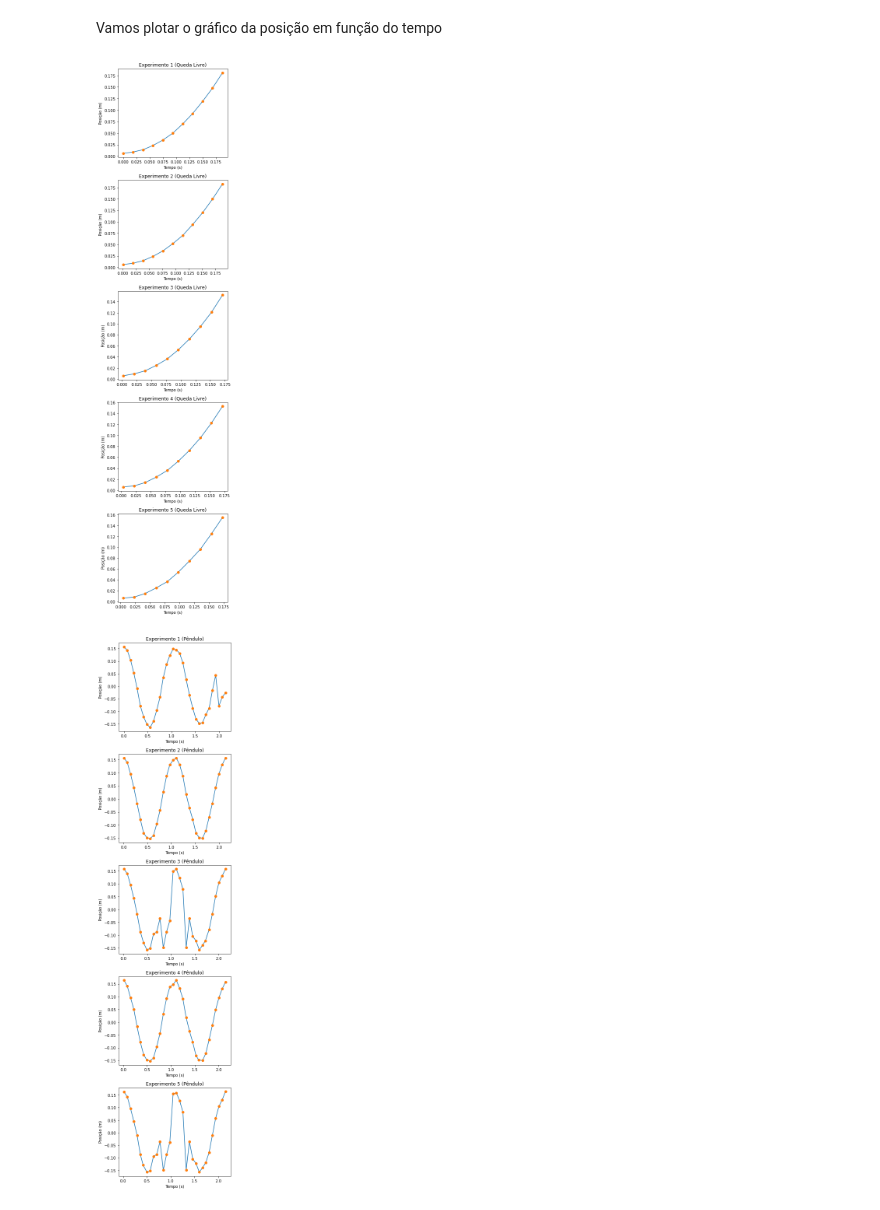
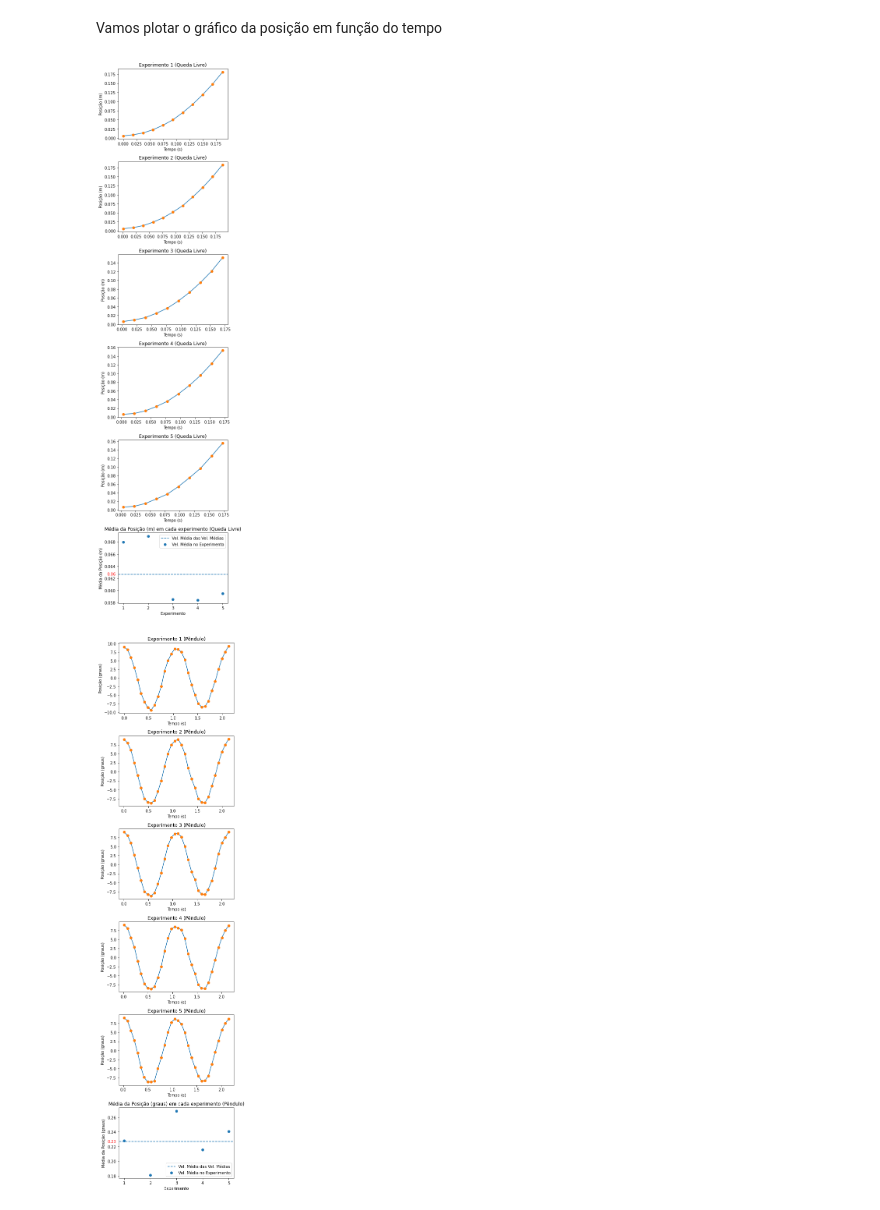
Before and after one commit to likury/EP2Modelagem, a Jupyter notebook: Visualização.ipynb, the cells around one changed output. Cells and saved outputs as stored; diff of their text form; code cells hidden in the pictures.

Commit message:
added graph of mean position, velocity and acc

```diff
--- a/Visualização.ipynb
+++ b/Visualização.ipynb
@@ -11,18 +12,21 @@ dfPendulo = pd.read_csv('DATA/pendulum.csv')
 dfAtrito= pd.read_csv('DATA/atrito.csv')
 #converter para radianos e colocar o "270" em 0
 dfPendulo['angle'] = 270 - dfPendulo['angle']
-dfPendulo['angle'] = dfPendulo['angle']*(math.pi/180)
+#dfPendulo['angle'] = dfPendulo['angle']*(math.pi/180)
 # %% [markdown]
 Vamos plotar o gráfico da posição em função do tempo
 # %%
 def plotCol(df, xlabel, ylabel, colName, titleName):
-    experiments = df['experiment'].unique()
-    fig, axs = plt.subplots(len(experiments), figsize = (5, 20))
+    #experiments = df['experiment'].unique()
+    experiments = [1,2,3,4,5]
+    fig, axs = plt.subplots(len(experiments) + 1, figsize = (5, 20))
+    velMeans = []
 
     for ax,ex in zip(axs, experiments):
         dff = df.loc[df['experiment'] == ex]
         x = dff.time
         y = dff[colName]
+        velMeans.append(y.mean())
 
         ax.set_title(f'Experimento {ex} ({titleName})')
         ax.set_xlabel(xlabel)
@@ -32,6 +36,21 @@ def plotCol(df, xlabel, ylabel, colName, titleName):
         ax.plot(x, y, zorder = 1)
         ax.scatter(x, y, c = 'tab:orange', zorder = 2)
 
+
+    velMeans = np.array(velMeans)
+
+    axs[-1].scatter(experiments, velMeans, label = 'Vel. Média no Experimento')
+    axs[-1].set_xlabel('Experimento')
+    axs[-1].set_ylabel(f'Média da {ylabel}')
+    axs[-1].set_xticks(experiments)
+    axs[-1].set_title(f'Média da {ylabel} em cada experimento ({titleName})')
+    axs[-1].axhline(y = np.mean(velMeans), linestyle = '--', label = 'Vel. Média das Vel. Médias')
+    s = "{:.2f}".format(np.mean(velMeans))
+    trans = transforms.blended_transform_factory(axs[-1].get_yticklabels()[0].get_transform(), axs[-1].transData)
+    axs[-1].text(0,np.mean(velMeans), s, color="red", transform=trans, ha="right", va="center")
+    axs[-1].legend()
+
+
     fig.tight_layout()
     plt.show()
 # %%
@@ -84,8 +103,8 @@ createVelCol(dfAtrito, 'distance')
 createAccCol(dfAtrito)
 # %%
 plotCol(dfQuedaLivre, 'Tempo (s)', 'Posição (m)', 'position', 'Queda Livre')
-plotCol(dfPendulo, 'Tempo (s)', 'Posição (m)', 'angle', 'Pêndulo')
+plotCol(dfPendulo, 'Tempo (s)', 'Posição (graus)', 'angle', 'Pêndulo')
 plotCol(dfAtrito, 'Tempo (s)', 'Posição (m)', 'distance', 'Rampa')
 # %% [output]
-[figure, old version]
+[figure, new version]
-[figure, old version]
+[figure, new version]
```
Also changed, not shown: parts of 4 cells of this notebook.
